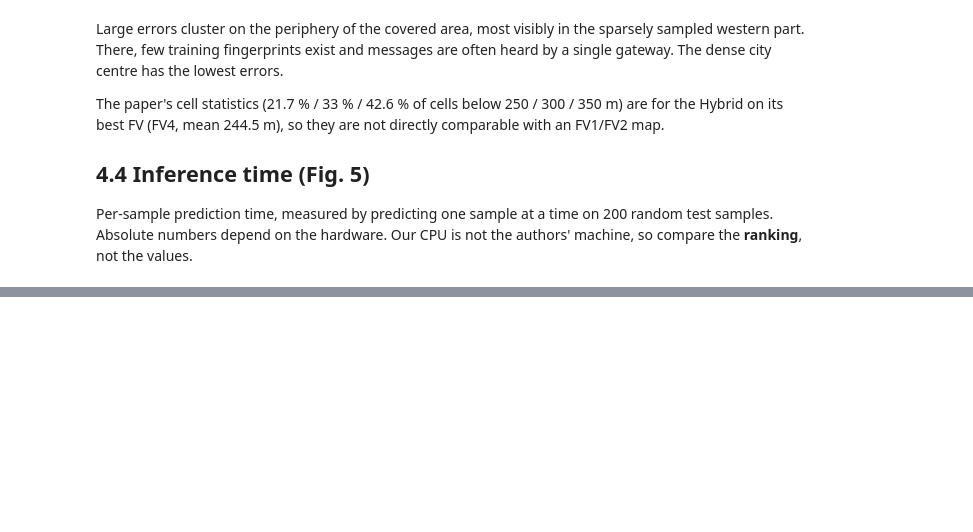
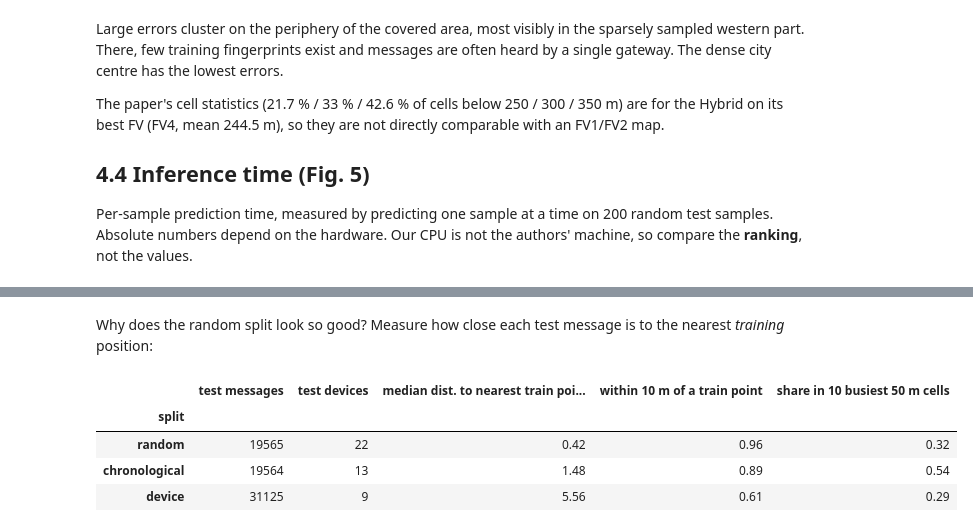
Before and after one commit to drbasem/Outdoor_Localization_Based_on_LoRa_Networks, a Jupyter notebook: notebooks/04_results.ipynb, the cells around one changed output, grey strips where cells are left out. Cells and saved outputs as stored; diff of their text form; code cells hidden in the pictures; blank space fills up the shorter version.

```diff
--- a/notebooks/04_results.ipynb
+++ b/notebooks/04_results.ipynb
@@ -183,0 +271,25 @@ Download it with `python scripts/download_data.py --json`, then re-run this cell
+# %% [markdown]
+Why does the random split look so good? Measure how close each test message is to the nearest
+*training* position:
+# %%
+if config.JSON_FILE.exists():
+    from sklearn.neighbors import BallTree
+    dfj, _ = experiment.load_source("FV1", source="json")
+    xy = np.column_stack(geo.to_local_xy_m(dfj.Latitude, dfj.Longitude))
+    splits = {"random": pp.split_indices(len(dfj)), "chronological": pp.chronological_split(dfj.RxTime),
+              "device": pp.device_split(dfj.DevEUI)}
+    rows = []
+    for name, (tr, va, te) in splits.items():
+        dist = BallTree(xy[tr]).query(xy[te], k=1)[0][:, 0]
+        cells = pd.Series(list(zip((xy[te, 0] // 50).astype(int), (xy[te, 1] // 50).astype(int)))).value_counts()
+        rows.append({"split": name, "test messages": len(te), "test devices": dfj.DevEUI.iloc[te].nunique(),
+                     "median dist. to nearest train point (m)": np.median(dist),
+                     "within 10 m of a train point": np.mean(dist < 10),
+                     "share in 10 busiest 50 m cells": cells.iloc[:10].sum() / len(te)})
+    display(pd.DataFrame(rows).set_index("split").round(3))
+# %% [output]
+|  | test messages | test devices | median dist. to nearest train poi... | within 10 m of a train point | share in 10 busiest 50 m cells |
+| split |  |  |  |  |  |
+| random | 19565 | 22 | 0.42 | 0.96 | 0.32 |
+| chronological | 19564 | 13 | 1.48 | 0.89 | 0.54 |
+| device | 31125 | 9 | 5.56 | 0.61 | 0.29 |
```
Also changed, not shown: parts of 13 cells of this notebook, 27 other files.
